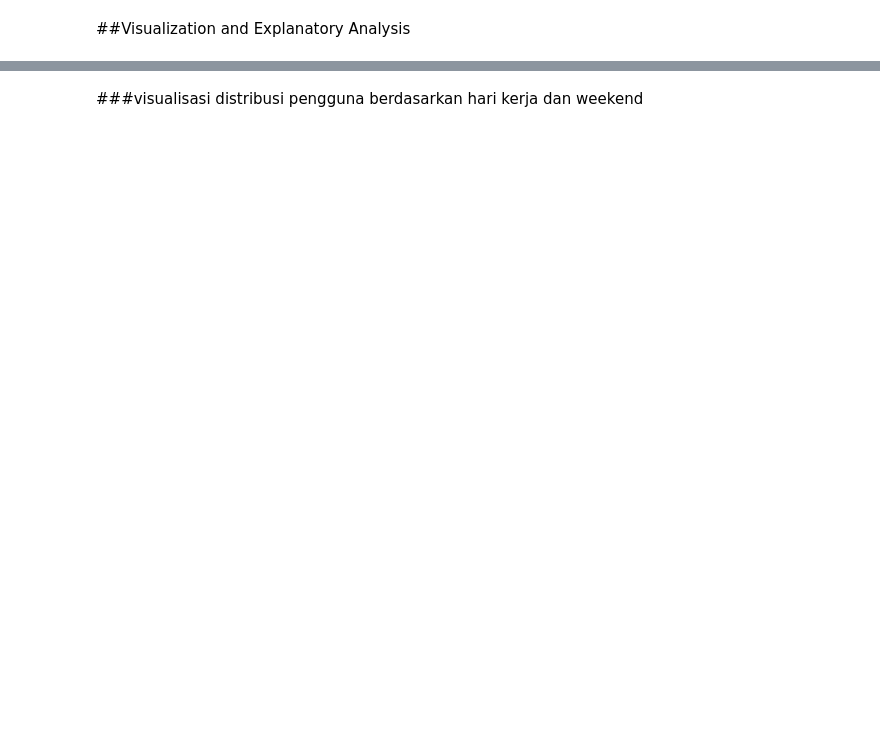
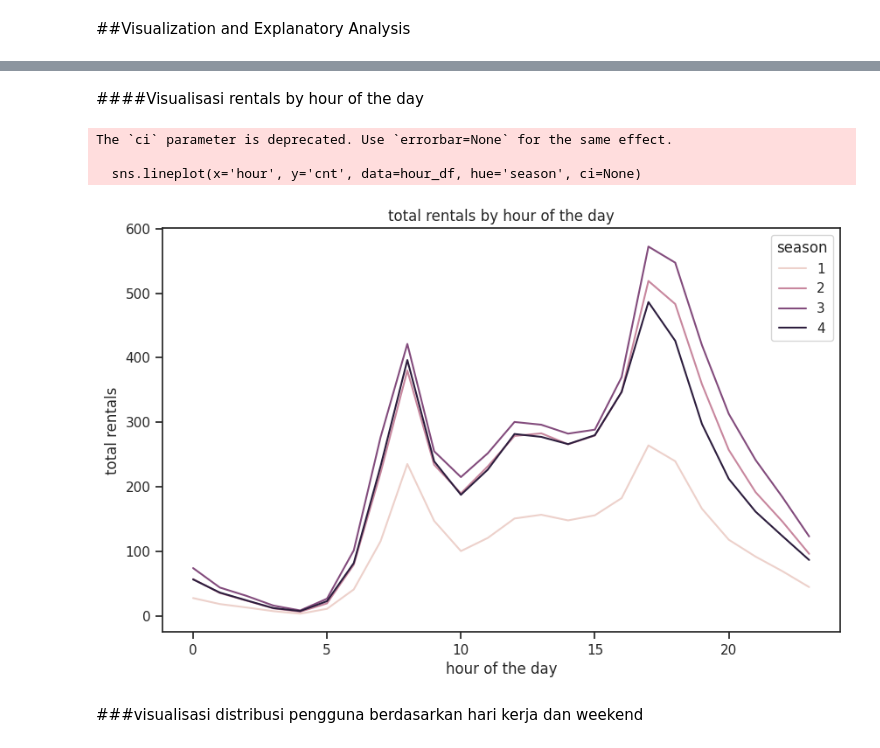
Before and after one commit to noahvlone/Projek-Analisis-Data-dengan-Python, a Jupyter notebook: Bike_Sharing_Analysis.ipynb, the cells around one changed output, grey strips where cells are left out. Drawn from its saved outputs; the diff is of its cells as text; code cells hidden in the pictures; blank space fills up the shorter version.

```diff
--- a/Bike_Sharing_Analysis.ipynb
+++ b/Bike_Sharing_Analysis.ipynb
@@ -397,3 +411,18 @@ plt.show()
+# %% [markdown]
+####Visualisasi rentals by hour of the day
+# %%
+plt.figure(figsize=(10, 6))
+sns.lineplot(x='hour', y='cnt', data=hour_df, hue='season', ci=None)
+plt.title('total rentals by hour of the day')
+plt.xlabel('hour of the day')
+plt.ylabel('total rentals')
+plt.legend(title='season')
+plt.show()
+# %% [output]
+The `ci` parameter is deprecated. Use `errorbar=None` for the same effect.
+
+  sns.lineplot(x='hour', y='cnt', data=hour_df, hue='season', ci=None)
+[figure, added]
 # %% [markdown]
 ###visualisasi distribusi pengguna berdasarkan hari kerja dan weekend
 # %%
```
Also changed, not shown: parts of 49 cells of this notebook.
